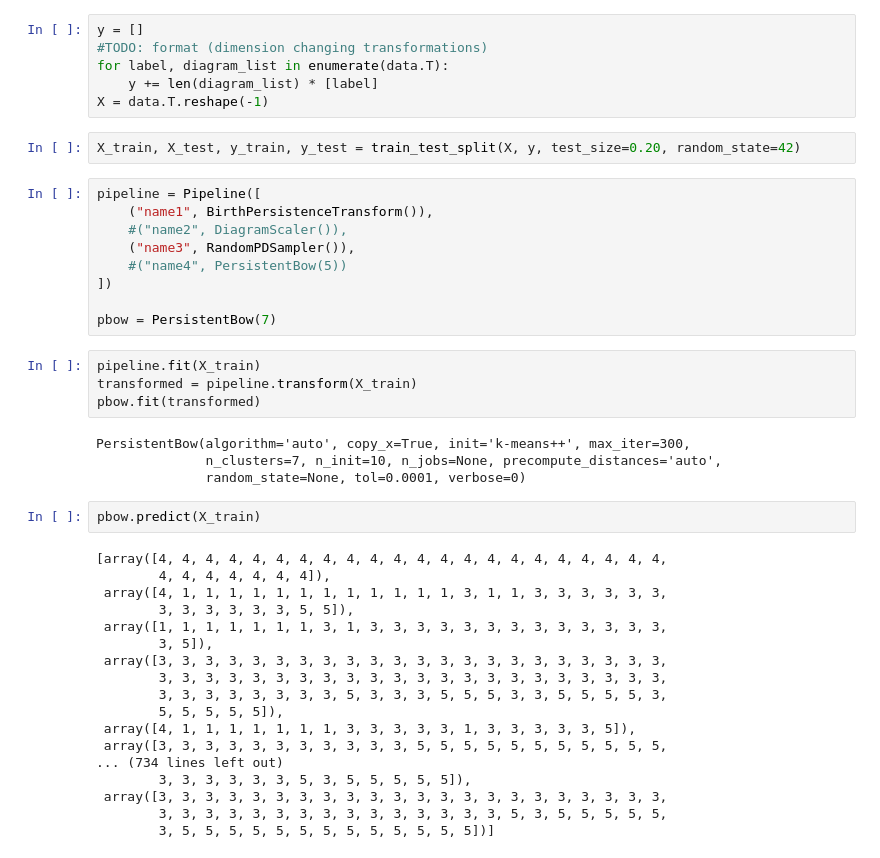
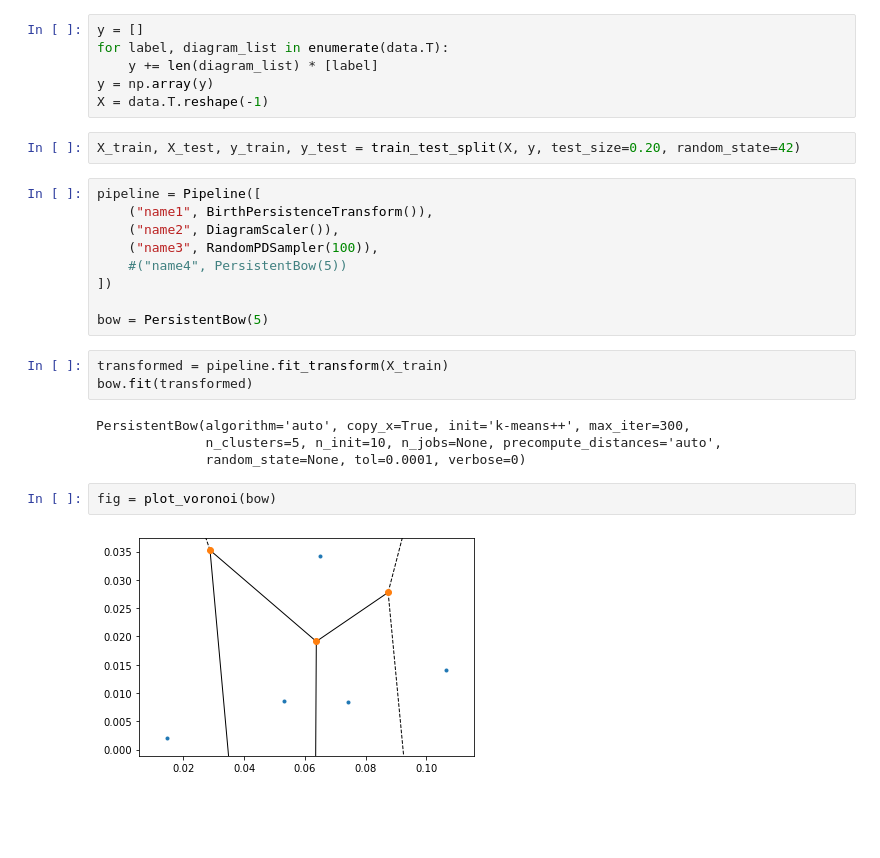
Before and after one commit to bazko1/PersistenceCodebooks, a Jupyter notebook: Initial sampling.ipynb, the cells around one changed output. Drawn from its saved outputs; the diff is of its cells as text; blank space fills up the shorter version.

Commit message:
Fix random sampler when max points > all points, use gudhi standardScaller, showcase first pipeline and visualizations in notebook

```diff
--- a/Initial sampling.ipynb
+++ b/Initial sampling.ipynb
@@ -110,46 +55,29 @@ data_mat = scipy.io.loadmat(data_path)
 data = data_mat["pds"]
 # %%
 y = []
-#TODO: format (dimension changing transformations)
 for label, diagram_list in enumerate(data.T):
     y += len(diagram_list) * [label]
+y = np.array(y)
 X = data.T.reshape(-1)
 # %%
 X_train, X_test, y_train, y_test = train_test_split(X, y, test_size=0.20, random_state=42)
 # %%
 pipeline = Pipeline([
     ("name1", BirthPersistenceTransform()),
-    #("name2", DiagramScaler()),
-    ("name3", RandomPDSampler()),
+    ("name2", DiagramScaler()),
+    ("name3", RandomPDSampler(100)),
     #("name4", PersistentBow(5))
 ])
 
-pbow = PersistentBow(7)
+bow = PersistentBow(5)
-# %%
-pipeline.fit(X_train)
-transformed = pipeline.transform(X_train)
-pbow.fit(transformed)
-# %% [output]
-PersistentBow(algorithm='auto', copy_x=True, init='k-means++', max_iter=300,
-              n_clusters=7, n_init=10, n_jobs=None, precompute_distances='auto',
-              random_state=None, tol=0.0001, verbose=0)
-# %%
-pbow.predict(X_train)
-# %% [output]
-[array([4, 4, 4, 4, 4, 4, 4, 4, 4, 4, 4, 4, 4, 4, 4, 4, 4, 4, 4, 4, 4, 4,
-        4, 4, 4, 4, 4, 4, 4]),
- array([4, 1, 1, 1, 1, 1, 1, 1, 1, 1, 1, 1, 1, 3, 1, 1, 3, 3, 3, 3, 3, 3,
-        3, 3, 3, 3, 3, 3, 5, 5]),
- array([1, 1, 1, 1, 1, 1, 1, 3, 1, 3, 3, 3, 3, 3, 3, 3, 3, 3, 3, 3, 3, 3,
-        3, 5]),
- array([3, 3, 3, 3, 3, 3, 3, 3, 3, 3, 3, 3, 3, 3, 3, 3, 3, 3, 3, 3, 3, 3,
-        3, 3, 3, 3, 3, 3, 3, 3, 3, 3, 3, 3, 3, 3, 3, 3, 3, 3, 3, 3, 3, 3,
-        3, 3, 3, 3, 3, 3, 3, 3, 5, 3, 3, 3, 5, 5, 5, 3, 3, 5, 5, 5, 5, 3,
-        5, 5, 5, 5, 5]),
- array([4, 1, 1, 1, 1, 1, 1, 1, 3, 3, 3, 3, 3, 1, 3, 3, 3, 3, 3, 5]),
- array([3, 3, 3, 3, 3, 3, 3, 3, 3, 3, 3, 5, 5, 5, 5, 5, 5, 5, 5, 5, 5, 5,
-... (734 lines left out)
-        3, 3, 3, 3, 3, 3, 5, 3, 5, 5, 5, 5, 5]),
- array([3, 3, 3, 3, 3, 3, 3, 3, 3, 3, 3, 3, 3, 3, 3, 3, 3, 3, 3, 3, 3, 3,
-        3, 3, 3, 3, 3, 3, 3, 3, 3, 3, 3, 3, 3, 3, 3, 5, 3, 5, 5, 5, 5, 5,
-        3, 5, 5, 5, 5, 5, 5, 5, 5, 5, 5, 5, 5, 5])]
+# %%
+transformed = pipeline.fit_transform(X_train)
+bow.fit(transformed)
+# %% [output]
+PersistentBow(algorithm='auto', copy_x=True, init='k-means++', max_iter=300,
+              n_clusters=5, n_init=10, n_jobs=None, precompute_distances='auto',
+              random_state=None, tol=0.0001, verbose=0)
+# %%
+fig = plot_voronoi(bow)
+# %% [output]
+[figure, added]
```
Also changed, not shown: parts of 5 cells of this notebook, 2 other files.
